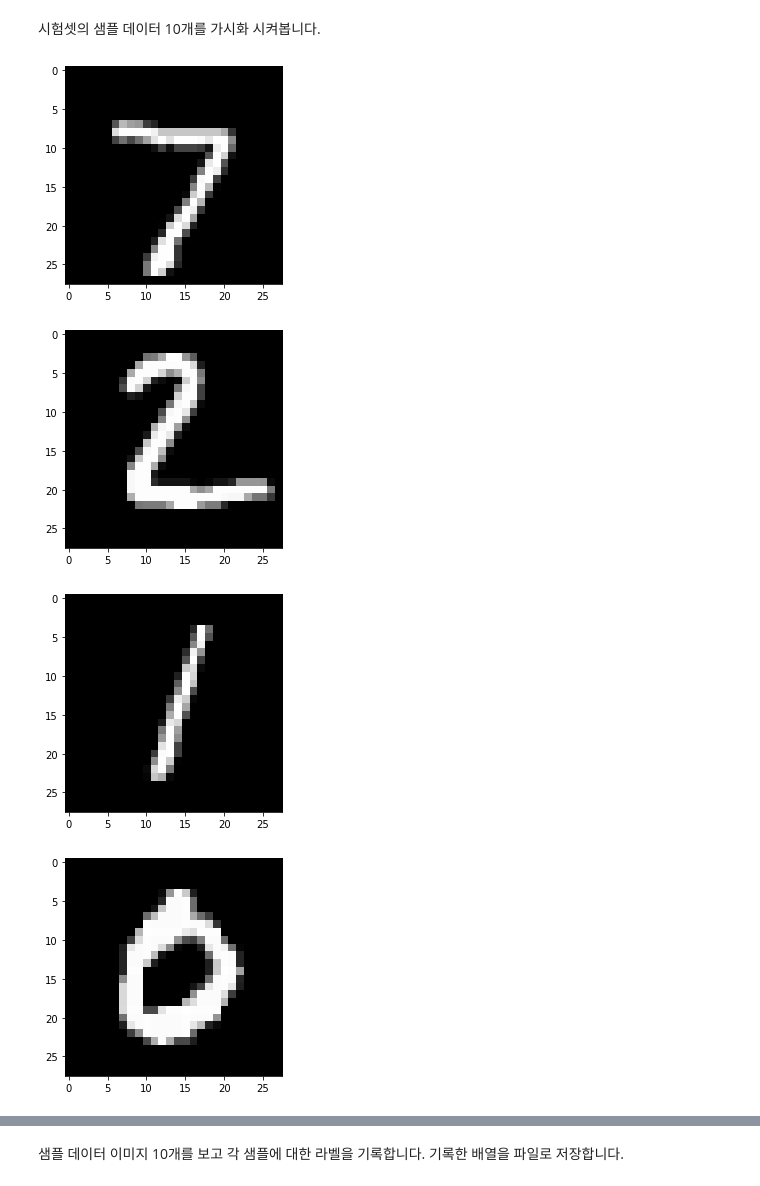
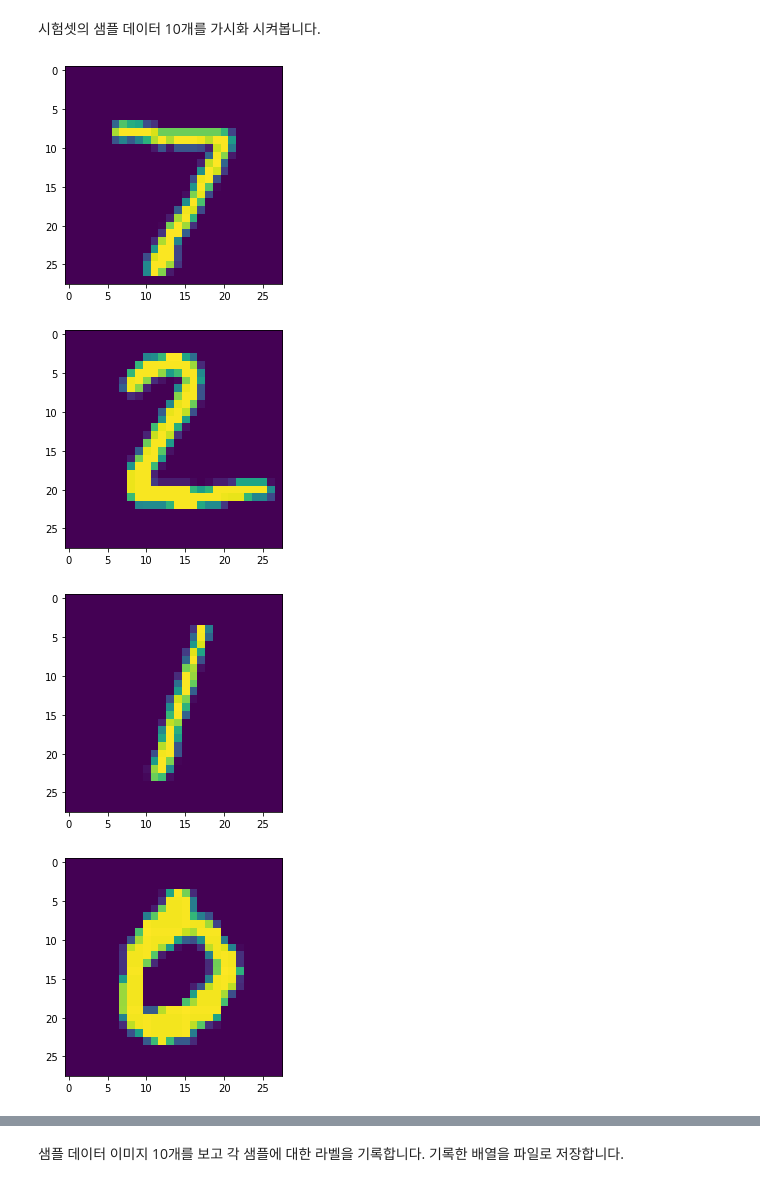
Before and after one commit to aifactory-team/AFClass, a Jupyter notebook: aifactory/minst_classification_by_hand.ipynb, the cells around one changed output, grey strips where cells are left out. Saved outputs shown, nothing was run; the diff lists cells and outputs as text; code cells hidden in the pictures.

```diff
--- a/aifactory/minst_classification_by_hand.ipynb
+++ b/aifactory/minst_classification_by_hand.ipynb
@@ -76,11 +76,11 @@ print(y_test[0])
 # %%
 import matplotlib.pyplot as plt
 
 for i in range(0,10):
-    plt.imshow(x_test[i], cmap='gray')
+    plt.imshow(x_test[i])
     plt.show()
 # %% [output]
-[figure, old version]
+[figure, new version]
-[figure, old version]
+[figure, new version]
-[figure, old version]
+[figure, new version]
-[figure, old version]
+[figure, new version]
```
Also changed, not shown: parts of 1 cell of this notebook.
